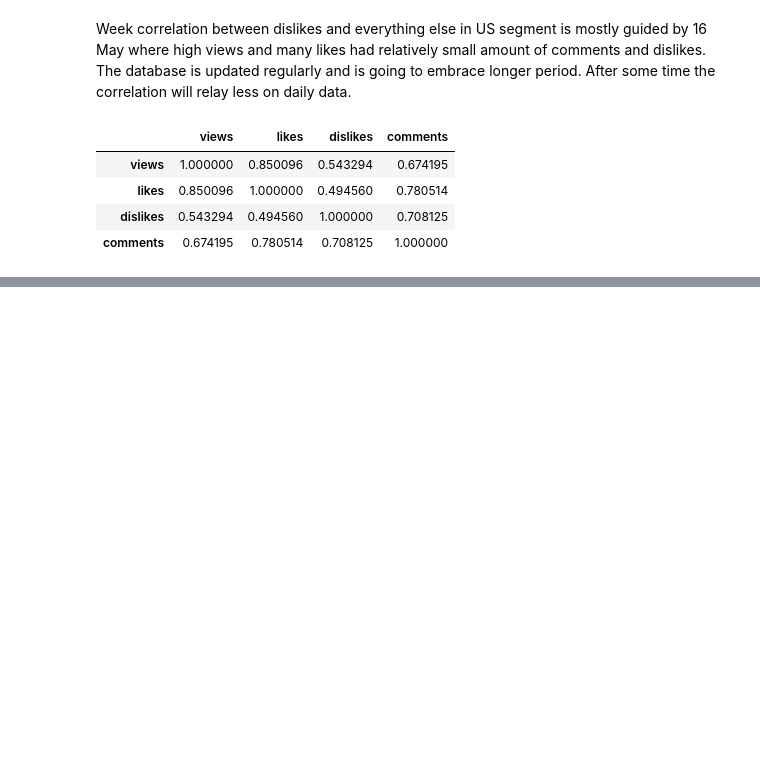
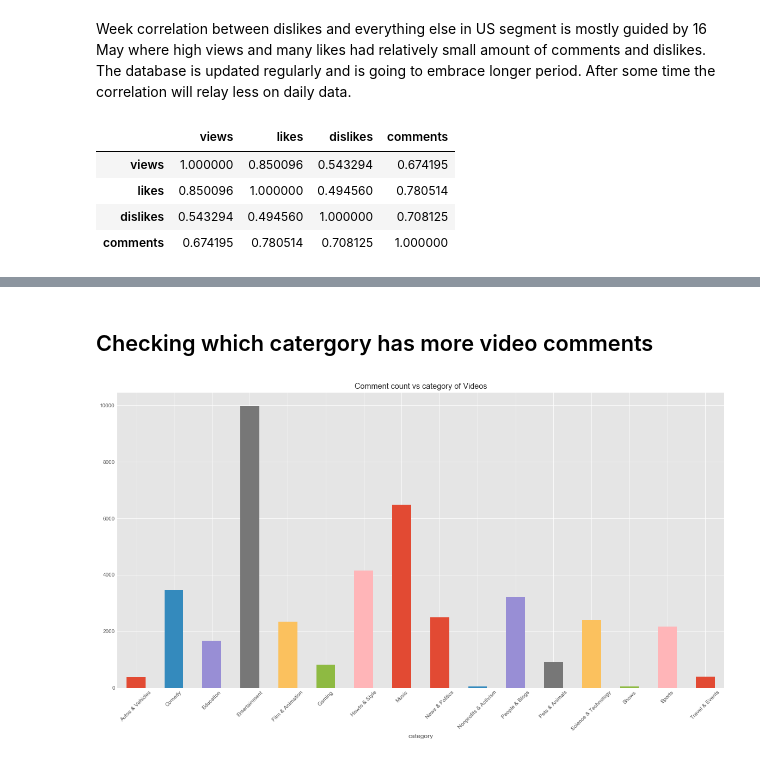
Before and after one commit to akhilpotdar1/Youtube-Video-Stats, a Jupyter notebook: youtube sentiment trends.ipynb, the cells around one changed output, grey strips where cells are left out. Saved outputs shown, nothing was run; the diff lists cells and outputs as text; code cells hidden in the pictures; blank space fills up the shorter version.

```diff
--- a/youtube sentiment trends.ipynb
+++ b/youtube sentiment trends.ipynb
@@ -159,0 +215,12 @@ corr_us
+# %% [markdown]
+## Checking which catergory has more video comments
+# %%
+plt.style.use('ggplot')
+plt.figure(figsize=(20,10))
+
+phour=usv.groupby("category").count()["comment_count"].plot.bar()
+phour.set_xticklabels(phour.get_xticklabels(),rotation=45)
+plt.title("Comment count vs category of Videos")
+sns.set_context()
+# %% [output]
+[figure, added]
```
Also changed, not shown: parts of 3 cells of this notebook.
